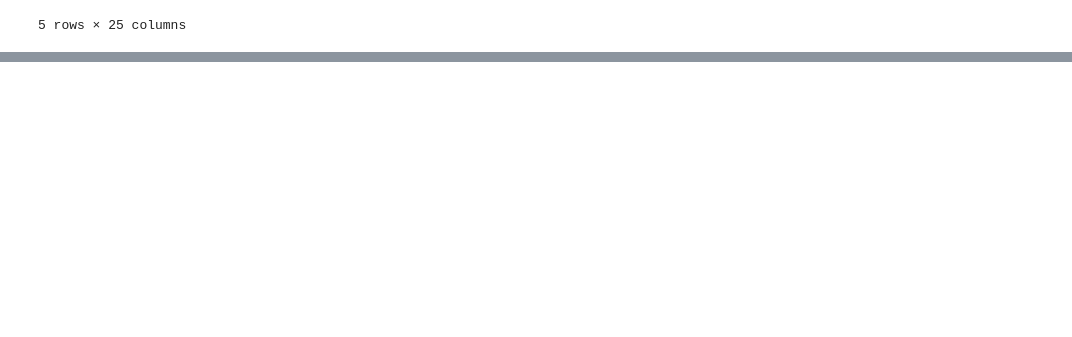
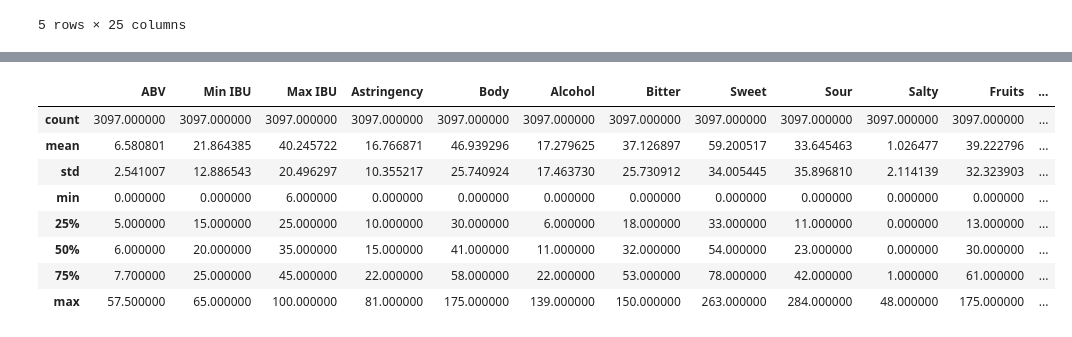
Before and after one commit to JSchlangen9/Beer-Classification, a Jupyter notebook: DTSA5509_ML Beer.ipynb, the cells around one changed output, grey strips where cells are left out. Cells and saved outputs as stored; diff of their text form; code cells hidden in the pictures; blank space fills up the shorter version.

```diff
--- a/DTSA5509_ML Beer.ipynb
+++ b/DTSA5509_ML Beer.ipynb
@@ -34,0 +43,16 @@ df.head()
+# %%
+#Dropping unnedded columns and removing Max IBU values == 0
+df = df.drop(['Name', 'Brewery', 'Beer Name (Full)', 'Description'], axis=1)
+df = df[df['Max IBU'] > 0]
+
+df.describe()
+# %% [output]
+|  | ABV | Min IBU | Max IBU | Astringency | Body | Alcohol | Bitter | Sweet | Sour | Salty | Fruits | ... |
+| count | 3097.000000 | 3097.000000 | 3097.000000 | 3097.000000 | 3097.000000 | 3097.000000 | 3097.000000 | 3097.000000 | 3097.000000 | 3097.000000 | 3097.000000 | ... |
+| mean | 6.580801 | 21.864385 | 40.245722 | 16.766871 | 46.939296 | 17.279625 | 37.126897 | 59.200517 | 33.645463 | 1.026477 | 39.222796 | ... |
+| std | 2.541007 | 12.886543 | 20.496297 | 10.355217 | 25.740924 | 17.463730 | 25.730912 | 34.005445 | 35.896810 | 2.114139 | 32.323903 | ... |
+| min | 0.000000 | 0.000000 | 6.000000 | 0.000000 | 0.000000 | 0.000000 | 0.000000 | 0.000000 | 0.000000 | 0.000000 | 0.000000 | ... |
+| 25% | 5.000000 | 15.000000 | 25.000000 | 10.000000 | 30.000000 | 6.000000 | 18.000000 | 33.000000 | 11.000000 | 0.000000 | 13.000000 | ... |
+| 50% | 6.000000 | 20.000000 | 35.000000 | 15.000000 | 41.000000 | 11.000000 | 32.000000 | 54.000000 | 23.000000 | 0.000000 | 30.000000 | ... |
+| 75% | 7.700000 | 25.000000 | 45.000000 | 22.000000 | 58.000000 | 22.000000 | 53.000000 | 78.000000 | 42.000000 | 1.000000 | 61.000000 | ... |
+| max | 57.500000 | 65.000000 | 100.000000 | 81.000000 | 175.000000 | 139.000000 | 150.000000 | 263.000000 | 284.000000 | 48.000000 | 175.000000 | ... |
```
Also changed, not shown: parts of 8 cells of this notebook, 1 other file.
